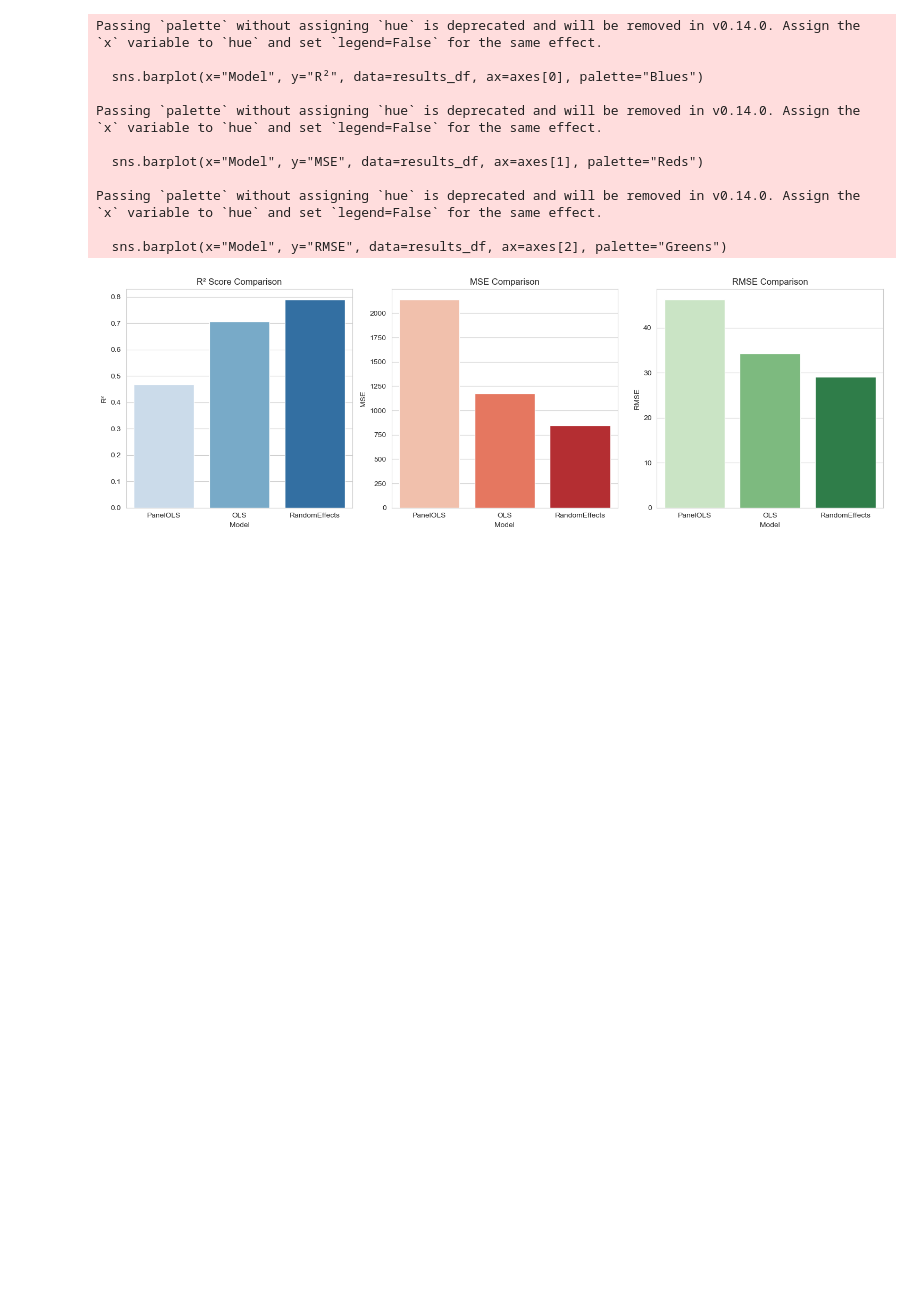
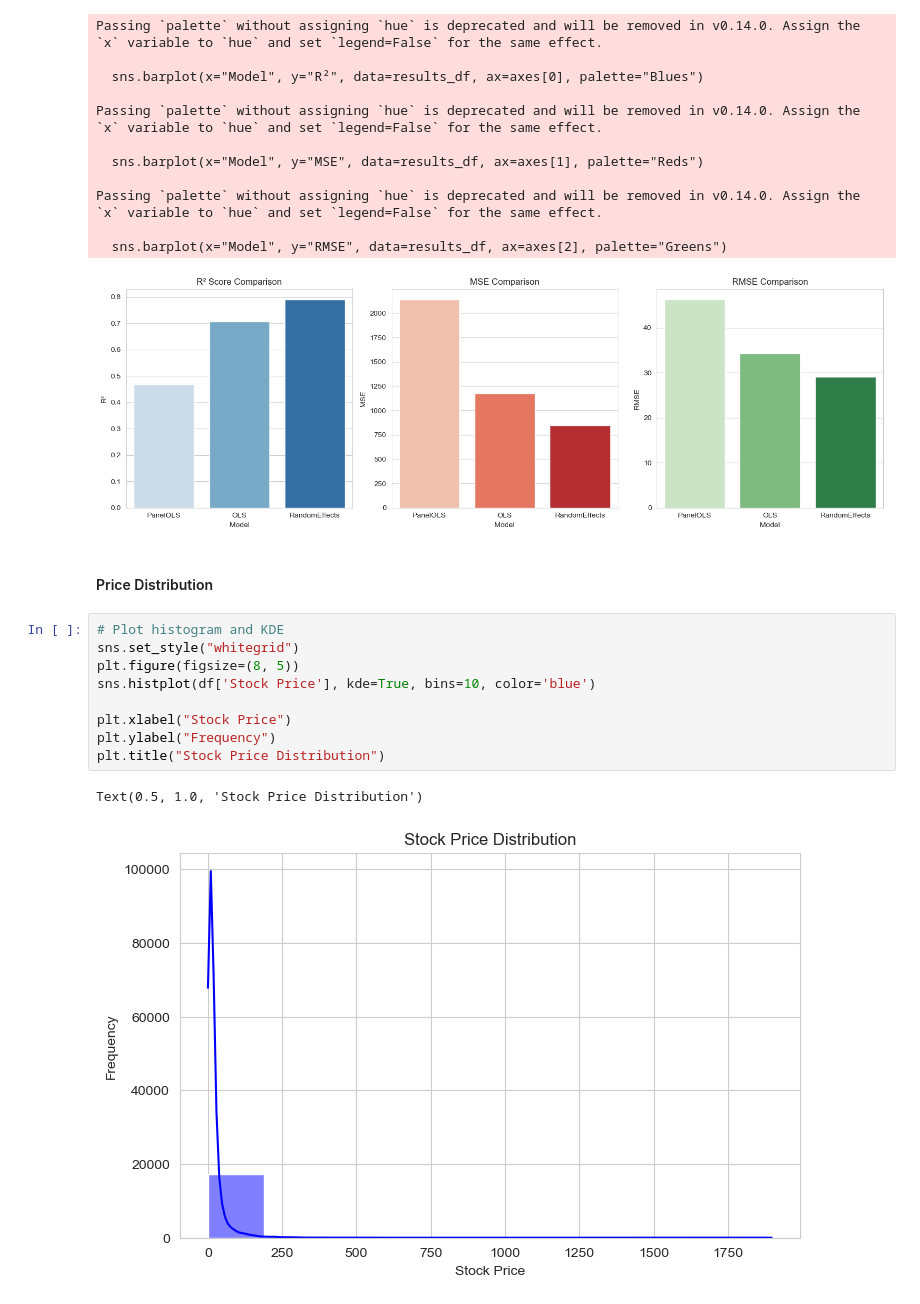
Before and after one commit to doupeter17/StockBuddy, a Jupyter notebook: data_analysis.ipynb, the cells around one changed output. Drawn from its saved outputs; the diff is of its cells as text; blank space fills up the shorter version.

```diff
--- a/data_analysis.ipynb
+++ b/data_analysis.ipynb
@@ -704,3 +706,17 @@ Passing `palette` without assigning `hue` is deprecated and will be removed in v
 
   sns.barplot(x="Model", y="RMSE", data=results_df, ax=axes[2], palette="Greens")
 [figure]
+# %% [markdown]
+#### Price Distribution
+# %%
+# Plot histogram and KDE
+sns.set_style("whitegrid")
+plt.figure(figsize=(8, 5))
+sns.histplot(df['Stock Price'], kde=True, bins=10, color='blue')
+
+plt.xlabel("Stock Price")
+plt.ylabel("Frequency")
+plt.title("Stock Price Distribution")
+# %% [output]
+Text(0.5, 1.0, 'Stock Price Distribution')
+[figure, added]
```
Also changed, not shown: parts of 3 cells of this notebook.
